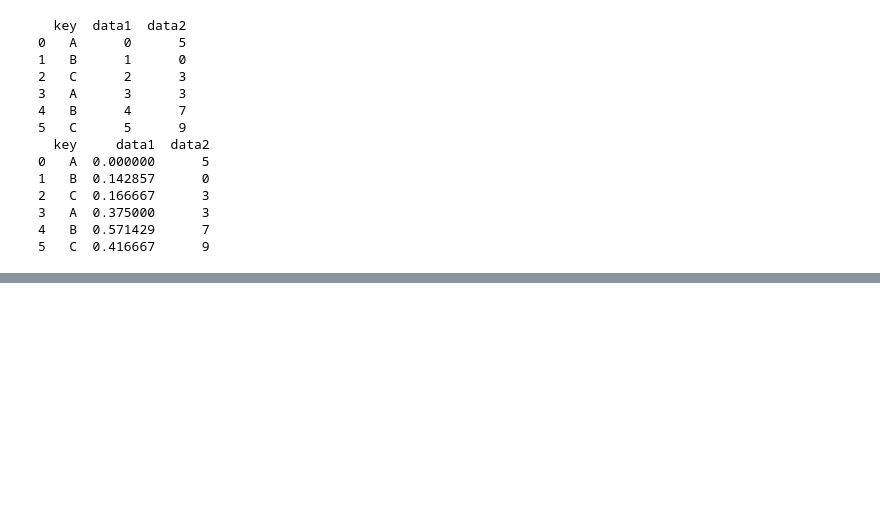
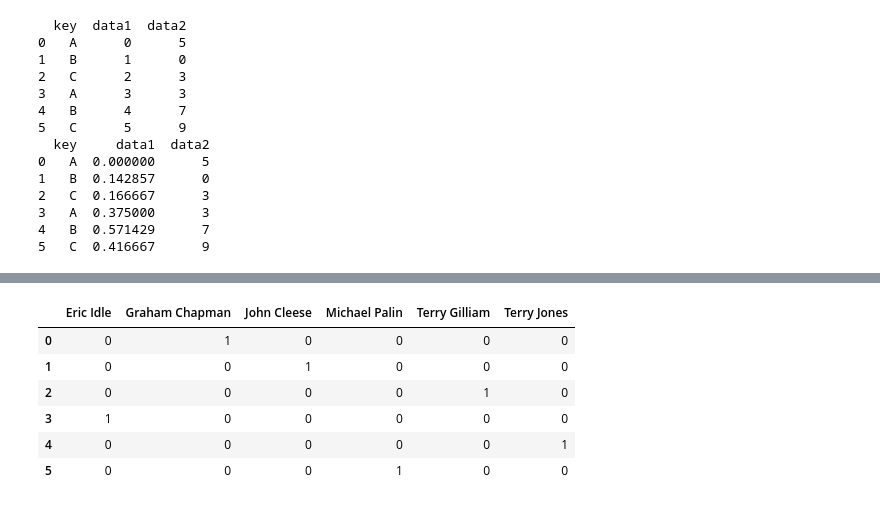
Before and after one commit to matrix-yang/machine_learn_record, a Jupyter notebook: ML100day/day45_pandas.ipynb, the cells around one changed output, grey strips where cells are left out. Cells and saved outputs as stored; diff of their text form; code cells hidden in the pictures; blank space fills up the shorter version.

```diff
--- a/ML100day/day45_pandas.ipynb
+++ b/ML100day/day45_pandas.ipynb
@@ -1273,0 +1374,10 @@ pd.DataFrame.apply?
+# %%
+monte.str.get_dummies()
+# %% [output]
+|  | Eric Idle | Graham Chapman | John Cleese | Michael Palin | Terry Gilliam | Terry Jones |
+| 0 | 0 | 1 | 0 | 0 | 0 | 0 |
+| 1 | 0 | 0 | 1 | 0 | 0 | 0 |
+| 2 | 0 | 0 | 0 | 0 | 1 | 0 |
+| 3 | 1 | 0 | 0 | 0 | 0 | 0 |
+| 4 | 0 | 0 | 0 | 0 | 0 | 1 |
+| 5 | 0 | 0 | 0 | 1 | 0 | 0 |
```
Also changed, not shown: parts of 55 cells of this notebook, 1 other file.
